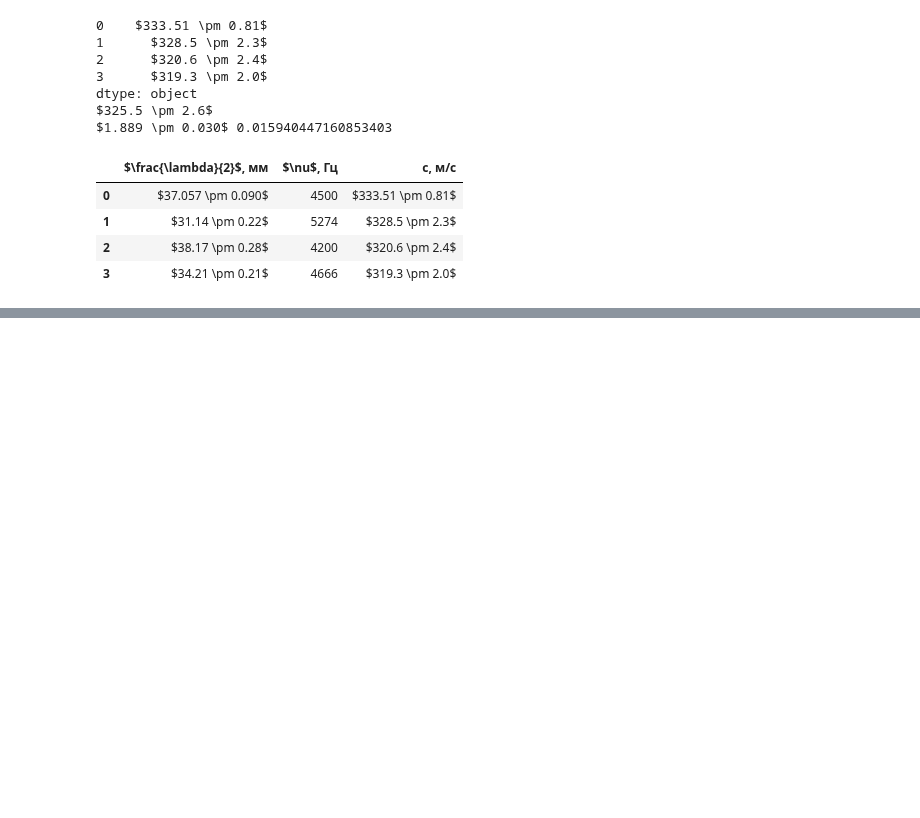
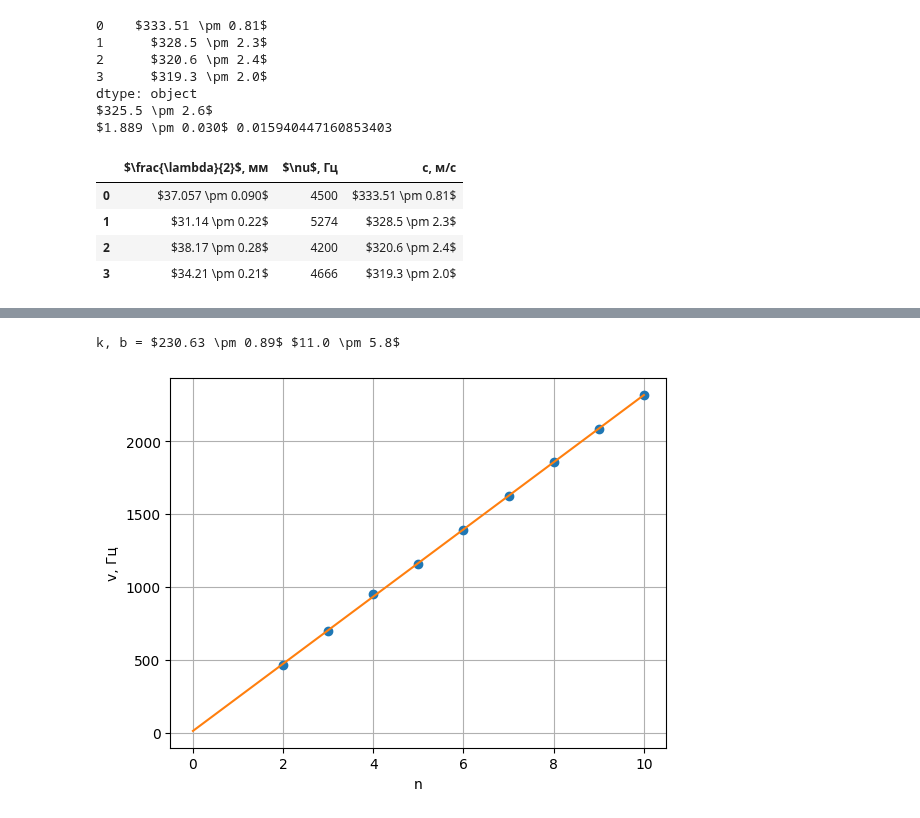
Before and after one commit to RedBrean/term2, a Jupyter notebook: labs/213.ipynb, the cells around one changed output, grey strips where cells are left out. Cells and saved outputs as stored; diff of their text form; code cells hidden in the pictures; blank space fills up the shorter version.

```diff
--- a/labs/213.ipynb
+++ b/labs/213.ipynb
@@ -423,3 +423,23 @@ data1
 | 4 | 155 | 144 | 186 | 162 |
 | 5 | 228 | 174 | 221 | 195 |
 | 6 | - | 203 | - | 228 |
+# %%
+T1 = 24 + 273.15
+T2 = 30 + 273.15
+T3 = 40 + 273.15
+T4 = 50 + 273.15
+v1 = pd.Series([367, 467, 700, 950, 1160, 1393, 1623, 1855, 2087, 2318])
+v2 = pd.Series([239, 473, 708, 942, 1173, 1408, 1642, 1877, 2110, 2344])
+v3 = pd.Series([243, 480, 719, 954, 1193, 1431, 1668, 1907, 2144, 2382])
+v4 = pd.Series([246, 488, 730, 969, 1211, 1453, 1694, 1936, 2178, 2419])
+L = DData(740, 1, E=-3)
+# %%
+x_range = np.array(range(1, 11))
+plt.xlabel("n")
+plt.ylabel("v, Гц")
+
+k1, _ = linearcalc(x_range[1:], v1[1:])
+plt.savefig("T1", dpi = 300)
+# %% [output]
+k, b = $230.63 \pm 0.89$ $11.0 \pm 5.8$
+[figure, added]
```
Also changed, not shown: parts of 5 cells of this notebook, 1 other file.
